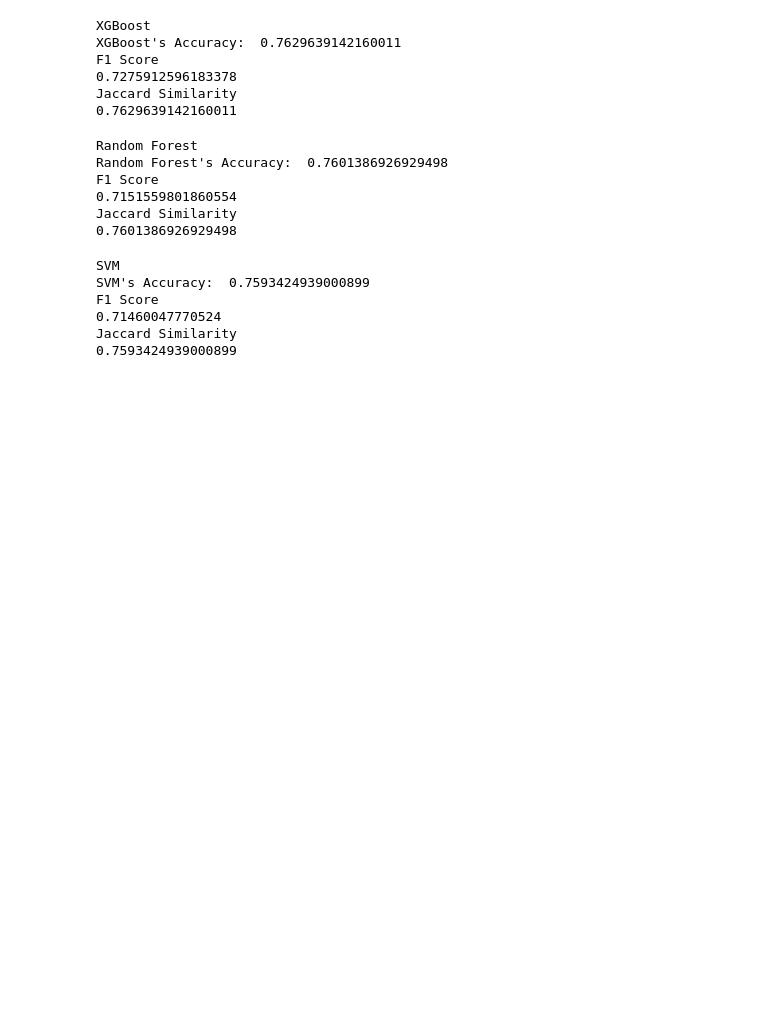
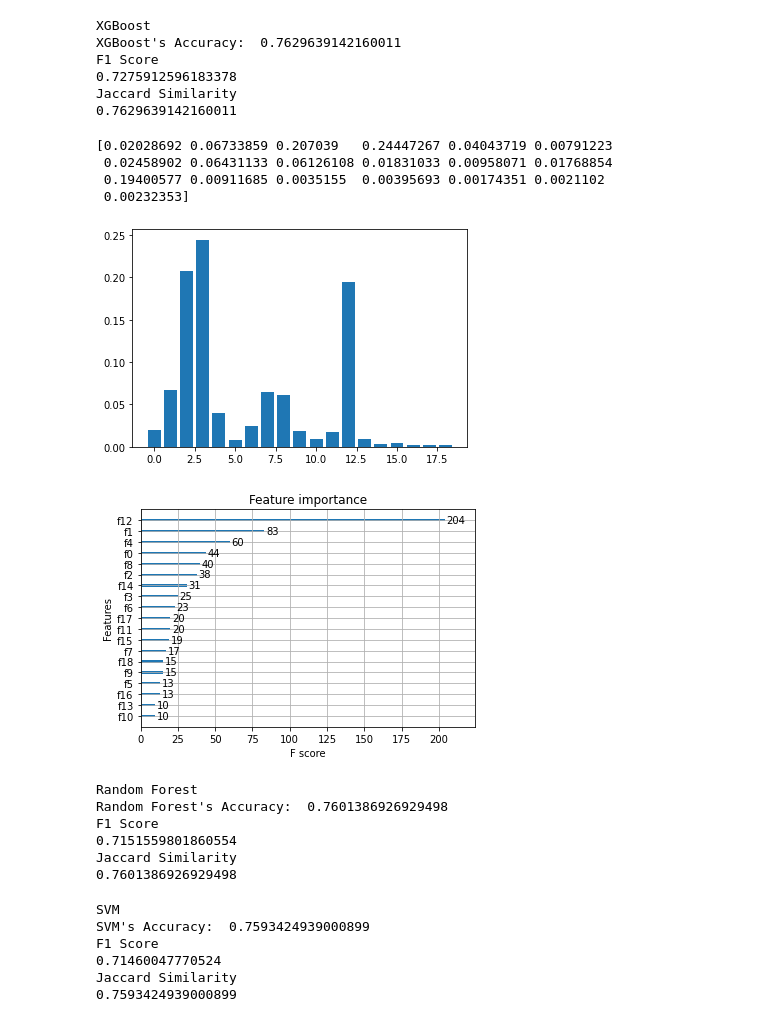
Before and after one commit to rochismandatta/IBM_Capstone_Proj, a Jupyter notebook: IBM_Capstone_Car_Accidents.ipynb, the cells around one changed output. Cells and saved outputs as stored; diff of their text form; code cells hidden in the pictures; blank space fills up the shorter version.

```diff
--- a/IBM_Capstone_Car_Accidents.ipynb
+++ b/IBM_Capstone_Car_Accidents.ipynb
@@ -366,6 +634,23 @@ F1 Score
 0.7275912596183378
 Jaccard Similarity
 0.7629639142160011
+# %%
+print(clf.feature_importances_)
+plt.bar(range(len(clf.feature_importances_)), clf.feature_importances_)
+from xgboost import XGBClassifier
+from xgboost import plot_importance
+clf = XGBClassifier(random_state=4).fit(X_train,y_train)
+
+plot_importance(clf)
+
+plt.show()
+# %% [output]
+[0.02028692 0.06733859 0.207039   0.24447267 0.04043719 0.00791223
+ 0.02458902 0.06431133 0.06126108 0.01831033 0.00958071 0.01768854
+ 0.19400577 0.00911685 0.0035155  0.00395693 0.00174351 0.0021102
+ 0.00232353]
+[figure, added]
+[figure, added]
 # %%
 clf = RandomForestClassifier(max_depth=10, random_state=4).fit(X_train,y_train)
 print('Random Forest')
```
Also changed, not shown: parts of 13 cells of this notebook.
